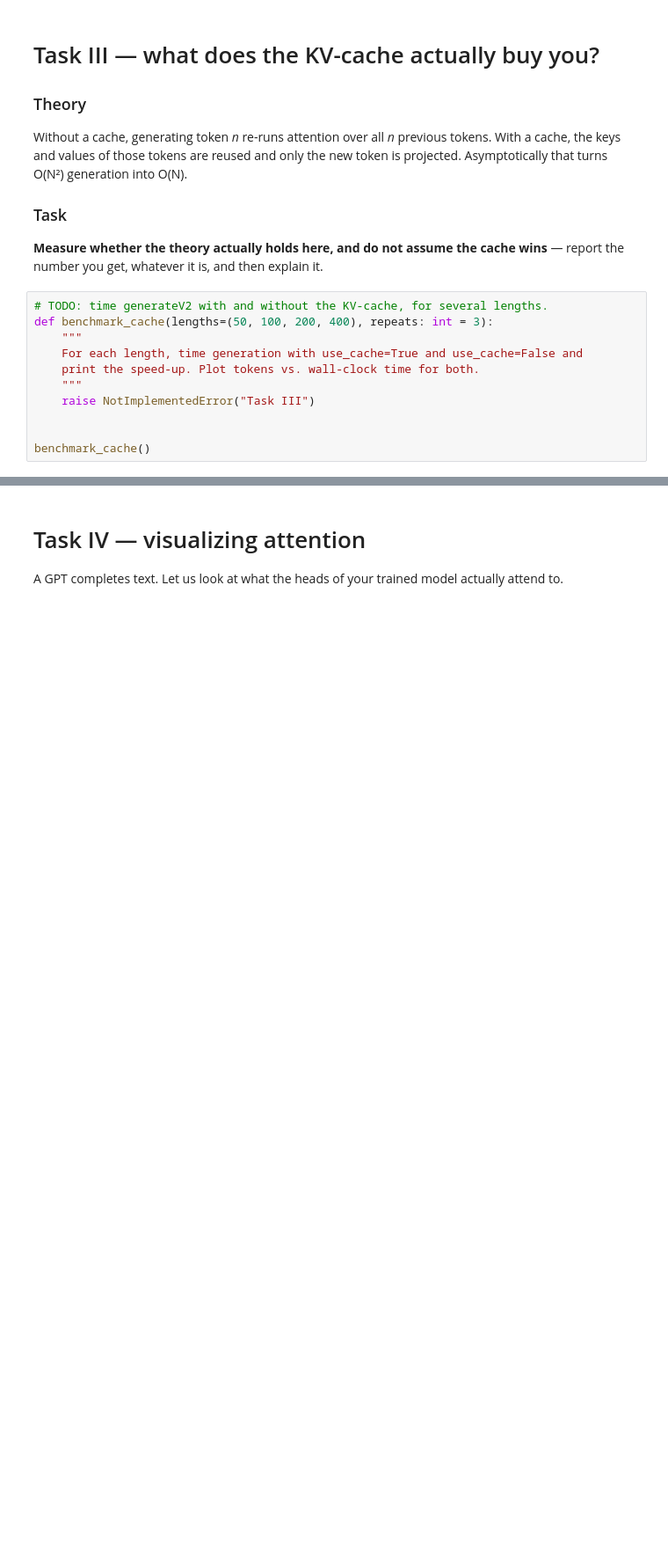
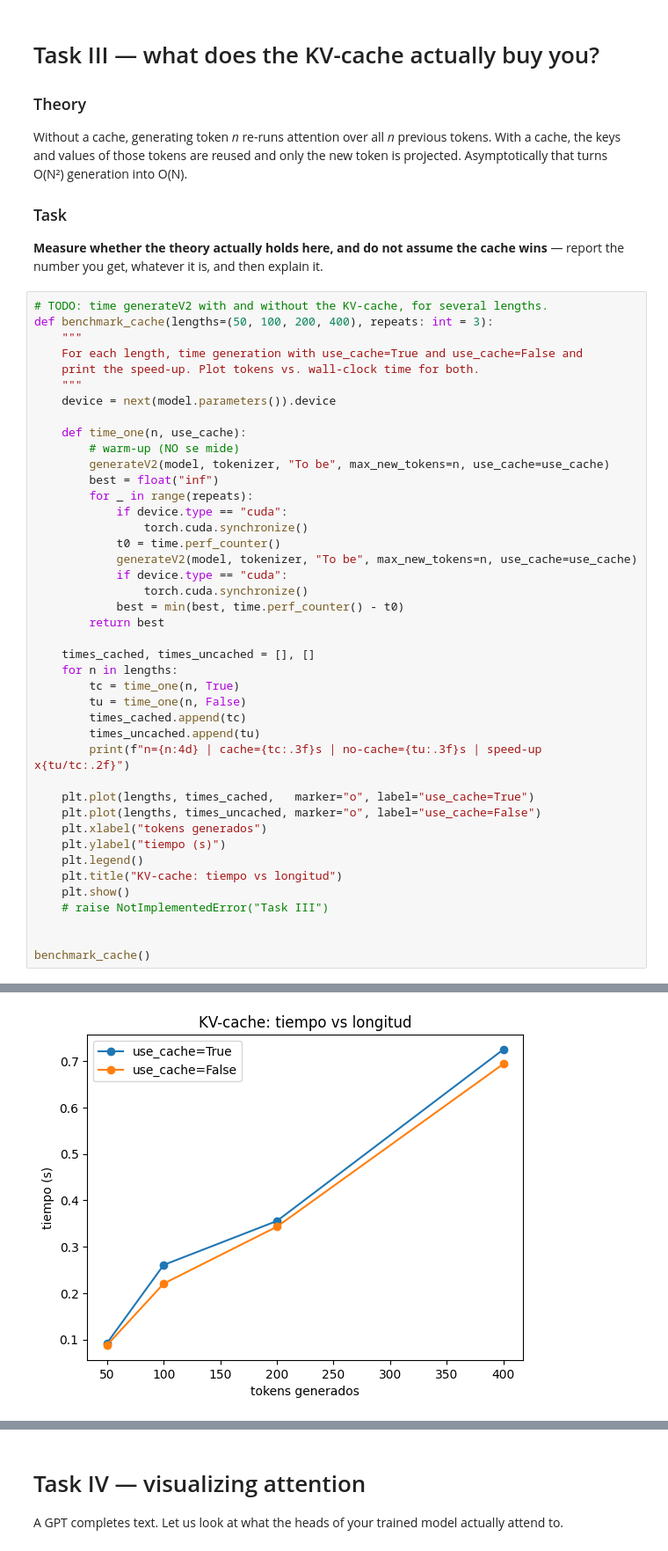
Before and after one commit to florvela/tinygpt, a Jupyter notebook: 01_pretraining/tinyGPT_pretraining.ipynb, the cells around one changed output, grey strips where cells are left out. Shown at 88% size. Saved outputs shown, nothing was run; the diff lists cells and outputs as text; blank space fills up the shorter version.

Commit message:
respondiendo las preguntas del Task III

```diff
--- a/01_pretraining/tinyGPT_pretraining.ipynb
+++ b/01_pretraining/tinyGPT_pretraining.ipynb
@@ -832,7 +832,39 @@ def benchmark_cache(lengths=(50, 100, 200, 400), repeats: int = 3):
     For each length, time generation with use_cache=True and use_cache=False and
     print the speed-up. Plot tokens vs. wall-clock time for both.
     """
-    raise NotImplementedError("Task III")
+    device = next(model.parameters()).device
+
+    def time_one(n, use_cache):
+        # warm-up (NO se mide)
+        generateV2(model, tokenizer, "To be", max_new_tokens=n, use_cache=use_cache)
+        best = float("inf")
+        for _ in range(repeats):
+            if device.type == "cuda":
+                torch.cuda.synchronize()
+            t0 = time.perf_counter()
+            generateV2(model, tokenizer, "To be", max_new_tokens=n, use_cache=use_cache)
+            if device.type == "cuda":
+                torch.cuda.synchronize()
+            best = min(best, time.perf_counter() - t0)
+        return best
+
+    times_cached, times_uncached = [], []
+    for n in lengths:
+        tc = time_one(n, True)
+        tu = time_one(n, False)
+        times_cached.append(tc)
+        times_uncached.append(tu)
+        print(f"n={n:4d} | cache={tc:.3f}s | no-cache={tu:.3f}s | speed-up x{tu/tc:.2f}")
+
+    plt.plot(lengths, times_cached,   marker="o", label="use_cache=True")
+    plt.plot(lengths, times_uncached, marker="o", label="use_cache=False")
+    plt.xlabel("tokens generados")
+    plt.ylabel("tiempo (s)")
+    plt.legend()
+    plt.title("KV-cache: tiempo vs longitud")
+    plt.show()
+    # raise NotImplementedError("Task III")
 
 
 benchmark_cache()
+# %% [output]
@@ -839,3 +875,4 @@ benchmark_cache()
+[figure, added]
 # %% [markdown]
 ## Questions
 
```
Also changed, not shown: parts of 2 cells of this notebook.
